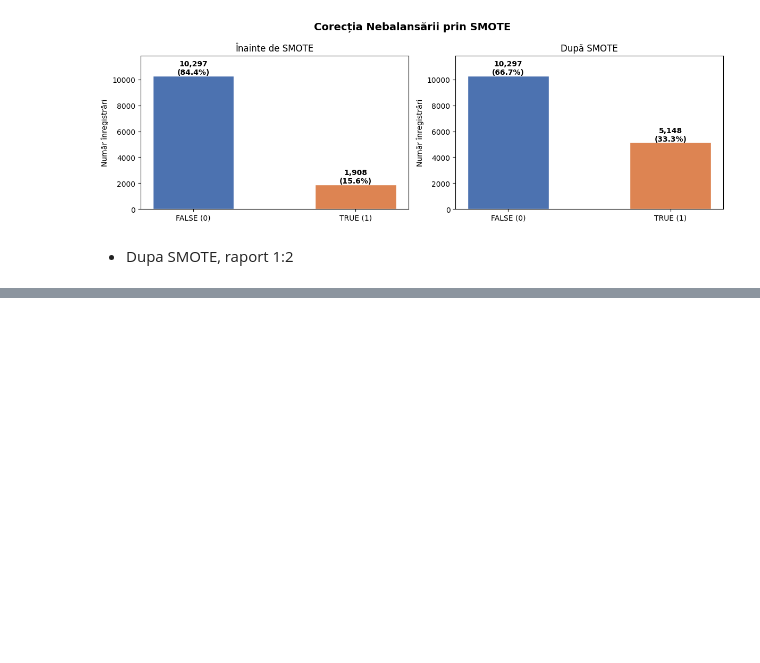
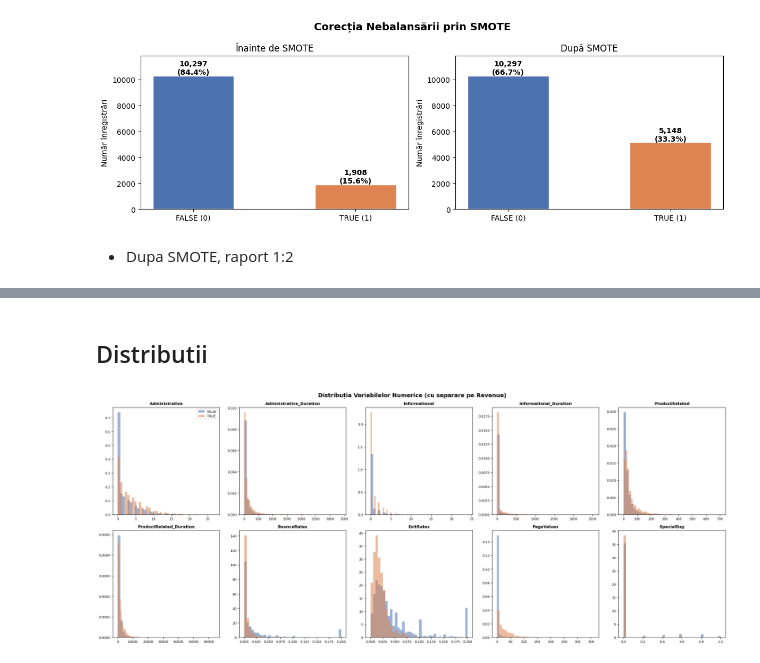
Before and after one commit to BejenaruIoanMatei/Online-Shoppers-Purchasing-Intention, a Jupyter notebook: notebooks/OnlinePurchasing/main.ipynb, the cells around one changed output, grey strips where cells are left out. Cells and saved outputs as stored; diff of their text form; code cells hidden in the pictures; blank space fills up the shorter version.

```diff
--- a/notebooks/OnlinePurchasing/main.ipynb
+++ b/notebooks/OnlinePurchasing/main.ipynb
@@ -294,0 +421,24 @@ plt.show()
+# %% [markdown]
+## Distributii
+# %%
+
+fig, axes = plt.subplots(2, 5, figsize=(22, 9))
+fig.suptitle('Distribuția Variabilelor Numerice (cu separare pe Revenue)',
+             fontsize=14, fontweight='bold')
+axes = axes.flatten()
+
+for i, col in enumerate(num_cols):
+    ax = axes[i]
+    for val, color, label in [(False, '#4C72B0', 'FALSE'), (True, '#DD8452', 'TRUE')]:
+        data = df[df['Revenue'] == val][col]
+        ax.hist(data, bins=40, alpha=0.55, color=color, label=label, density=True)
+    ax.set_title(col, fontsize=10, fontweight='bold')
+    ax.set_xlabel('')
+    ax.tick_params(labelsize=8)
+    if i == 0:
+        ax.legend(fontsize=8)
+
+plt.tight_layout()
+plt.show()
+# %% [output]
+[figure, added]
```
Also changed, not shown: parts of 15 cells of this notebook.
